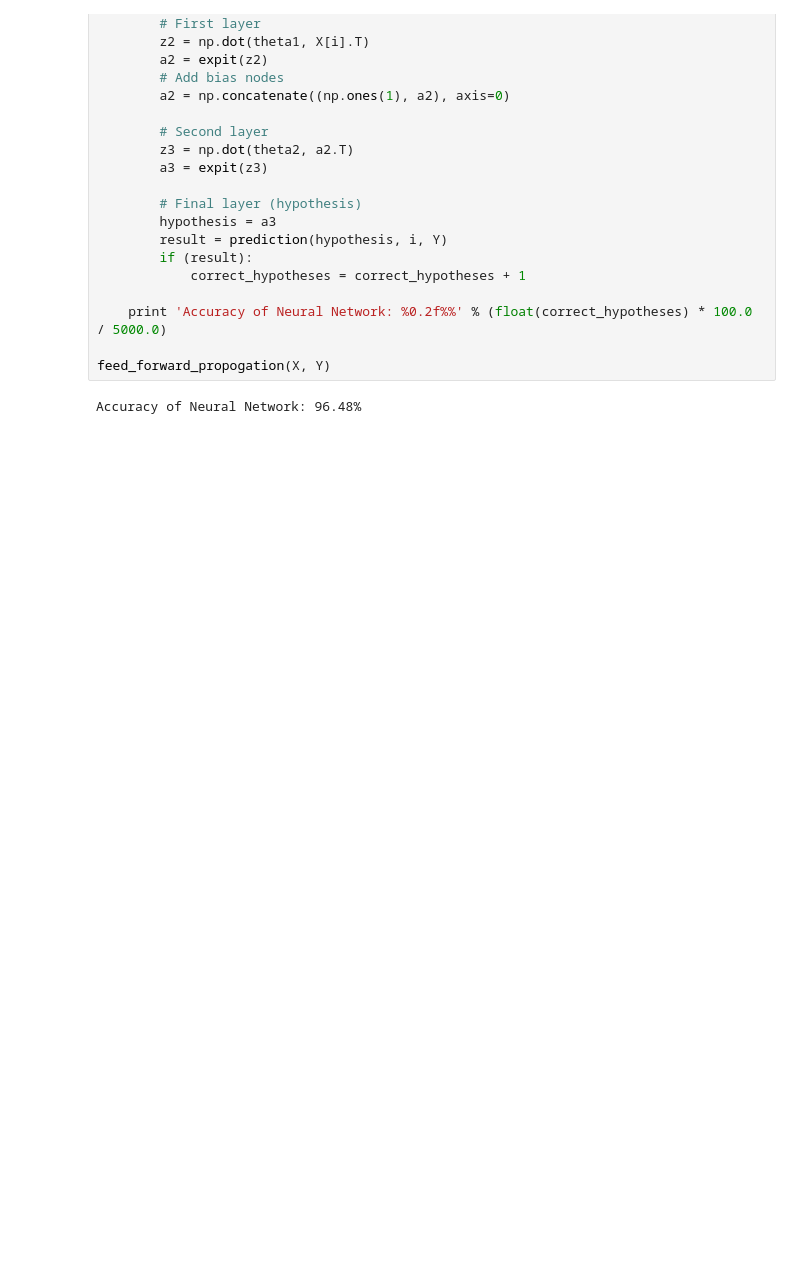
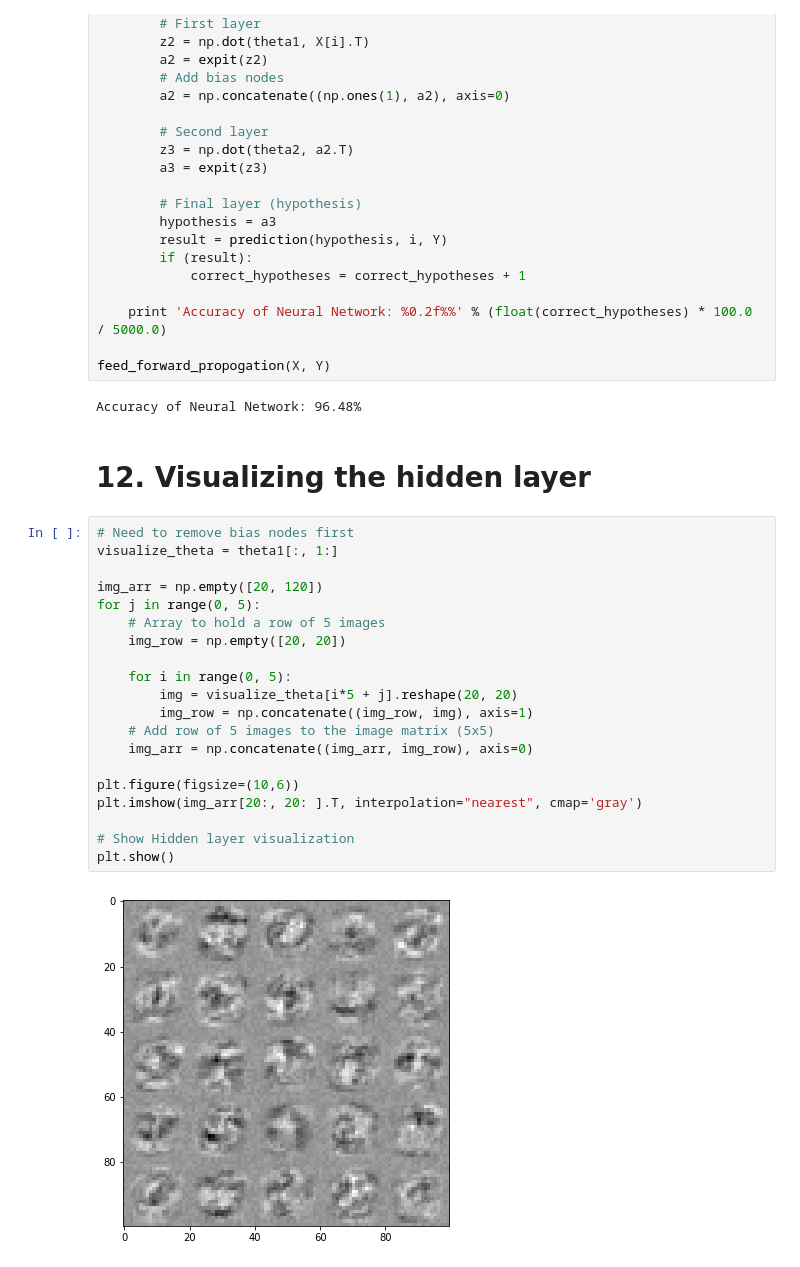
Before and after one commit to cynicaldevil/machine-learning-exercises, a Jupyter notebook: ex4/ex4.ipynb, the cells around one changed output. Drawn from its saved outputs; the diff is of its cells as text; blank space fills up the shorter version.

Commit message:
Visualizng the hidden layer

```diff
--- a/ex4/ex4.ipynb
+++ b/ex4/ex4.ipynb
@@ -328,3 +328,27 @@ def feed_forward_propogation(X, Y):
 feed_forward_propogation(X, Y)
 # %% [output]
 Accuracy of Neural Network: 96.48%
+# %% [markdown]
+# 12. Visualizing the hidden layer
+# %%
+# Need to remove bias nodes first
+visualize_theta = theta1[:, 1:]
+
+img_arr = np.empty([20, 120])
+for j in range(0, 5):
+    # Array to hold a row of 5 images
+    img_row = np.empty([20, 20])
+
+    for i in range(0, 5):
+        img = visualize_theta[i*5 + j].reshape(20, 20)
+        img_row = np.concatenate((img_row, img), axis=1)
+    # Add row of 5 images to the image matrix (5x5)
+    img_arr = np.concatenate((img_arr, img_row), axis=0)
+
+plt.figure(figsize=(10,6))
+plt.imshow(img_arr[20:, 20: ].T, interpolation="nearest", cmap='gray')
+
+# Show Hidden layer visualization
+plt.show()
+# %% [output]
+[figure, added]
```
Also changed, not shown: 1 other file.
